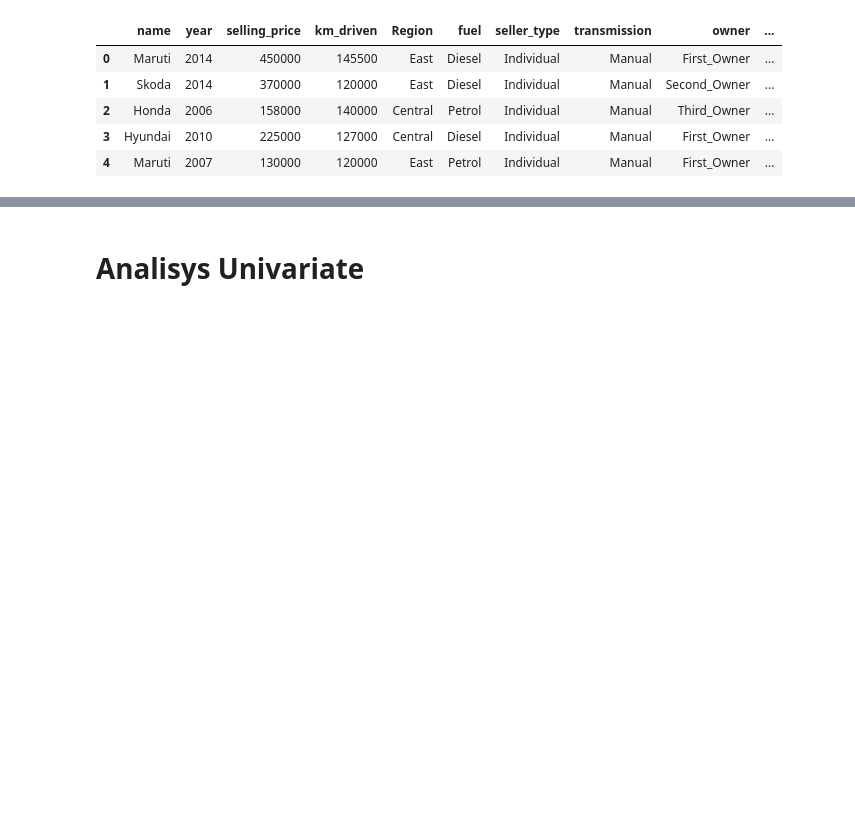
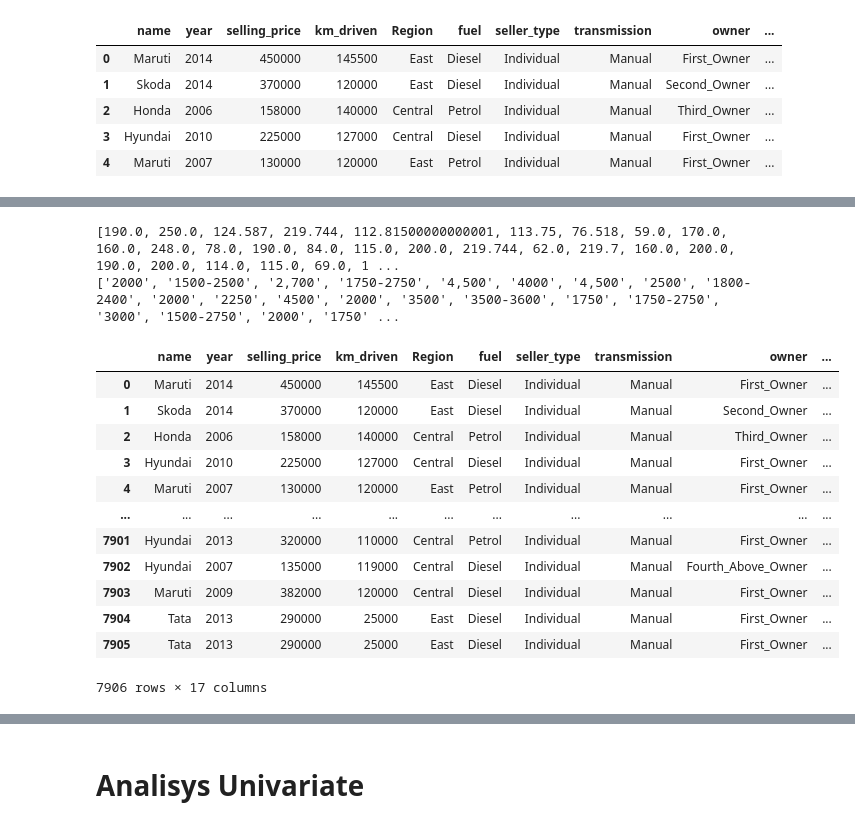
Before and after one commit to parivgabriela/DATA, a Jupyter notebook: car_selling_data/car_data.ipynb, the cells around one changed output, grey strips where cells are left out. Saved outputs shown, nothing was run; the diff lists cells and outputs as text; code cells hidden in the pictures; blank space fills up the shorter version.

Commit message:
Separate values of torque in Nm and RPM, must work to ammend none values

```diff
--- a/car_selling_data/car_data.ipynb
+++ b/car_selling_data/car_data.ipynb
@@ -192,0 +284,73 @@ df_1.head()
+# %%
+import pandas as pd
+import re
+df_aux = df_1.copy()
+def get_first_value_split(element, match):
+    first_value = None
+    if match in element:
+        first_value = float(element.split(match)[0])
+    return first_value
+
+def extract_Nm_value(row):
+    first = None
+    second = None
+    list_separators = ['@', 'at']
+    list_matches = ['Nm', 'nm', 'KGM', 'kgm']
+    #print(row)
+    for separator in list_separators:
+        if separator in row:
+            first, second = row.split(separator, 1)
+            # working with the first split
+            for match in list_matches:
+                number_value = get_first_value_split(first, match)
+                if number_value:
+                    if 'KGM' in match  or 'kgm' in match:
+                        number_value = number_value * 9.81
+                    return number_value
+                else:
+                    #working with the second split
+                    if match in second:
+                        if 'KGM' in match  or 'kgm' in match:
+                            number_value = float(first) * 9.81
+                        else:
+                            number_value = float(first)
+                        return number_value
+
+    #print(nm_list)
+
+def extract_rpm_value(row):
+    list_separators = ['@', 'at']
+    # extract the RPM value
+    for separator in list_separators:
+        if separator in row:
+            _ , second = row.split(separator, 1)
+            re_matches = r"\d+(?:,\d+)?(?:\.\d+)?(?:-\d+(?:,\d+)?(?:\.\d+)?)?"
+            value = re.findall(re_matches, second)[0]
+            return value
+
+list_Nm = [extract_Nm_value(x) for x in df_aux['torque']]
+print(list_Nm)
+list_RPM = [extract_rpm_value(x) for x in df_aux['torque']]
+print(list_RPM)
+# %% [output]
+[190.0, 250.0, 124.587, 219.744, 112.81500000000001, 113.75, 76.518, 59.0, 170.0, 160.0, 248.0, 78.0, 190.0, 84.0, 115.0, 200.0, 219.744, 62.0, 219.7, 160.0, 200.0, 190.0, 200.0, 114.0, 115.0, 69.0, 1 ...
+['2000', '1500-2500', '2,700', '1750-2750', '4,500', '4000', '4,500', '2500', '1800-2400', '2000', '2250', '4500', '2000', '3500', '3500-3600', '1750', '1750-2750', '3000', '1500-2750', '2000', '1750' ...
+# %%
+df_2 = df_1.copy()
+df_2['Nm'] = list_Nm
+df_2['RPM'] = list_RPM
+df_2
+# %% [output]
+|  | name | year | selling_price | km_driven | Region | fuel | seller_type | transmission | owner | ... |
+| 0 | Maruti | 2014 | 450000 | 145500 | East | Diesel | Individual | Manual | First_Owner | ... |
+| 1 | Skoda | 2014 | 370000 | 120000 | East | Diesel | Individual | Manual | Second_Owner | ... |
+| 2 | Honda | 2006 | 158000 | 140000 | Central | Petrol | Individual | Manual | Third_Owner | ... |
+| 3 | Hyundai | 2010 | 225000 | 127000 | Central | Diesel | Individual | Manual | First_Owner | ... |
+| 4 | Maruti | 2007 | 130000 | 120000 | East | Petrol | Individual | Manual | First_Owner | ... |
+| ... | ... | ... | ... | ... | ... | ... | ... | ... | ... | ... |
+| 7901 | Hyundai | 2013 | 320000 | 110000 | Central | Petrol | Individual | Manual | First_Owner | ... |
+| 7902 | Hyundai | 2007 | 135000 | 119000 | Central | Diesel | Individual | Manual | Fourth_Above_Owner | ... |
+| 7903 | Maruti | 2009 | 382000 | 120000 | Central | Diesel | Individual | Manual | First_Owner | ... |
+| 7904 | Tata | 2013 | 290000 | 25000 | East | Diesel | Individual | Manual | First_Owner | ... |
+| 7905 | Tata | 2013 | 290000 | 25000 | East | Diesel | Individual | Manual | First_Owner | ... |
+7906 rows × 17 columns
```
Also changed, not shown: parts of 4 cells of this notebook.
